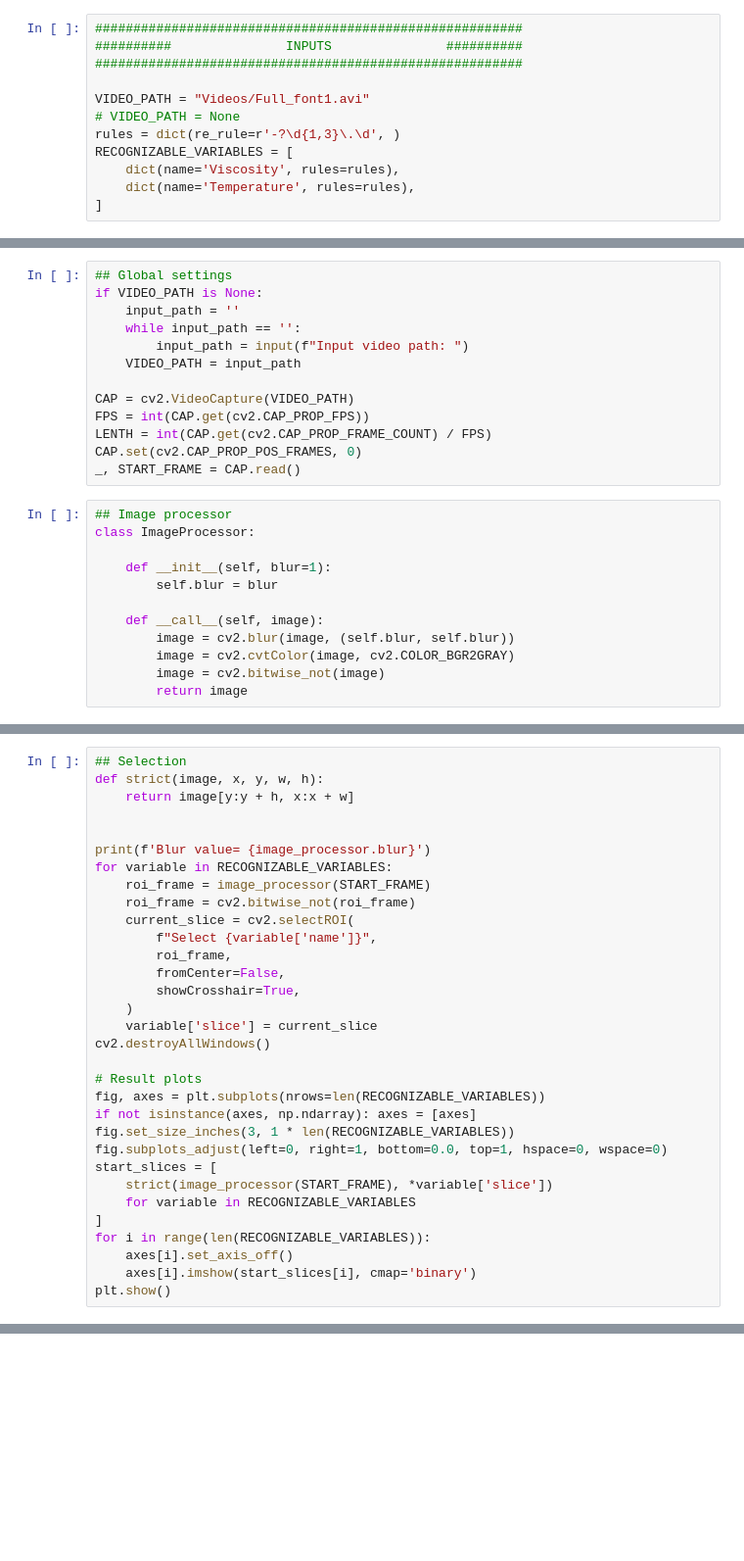
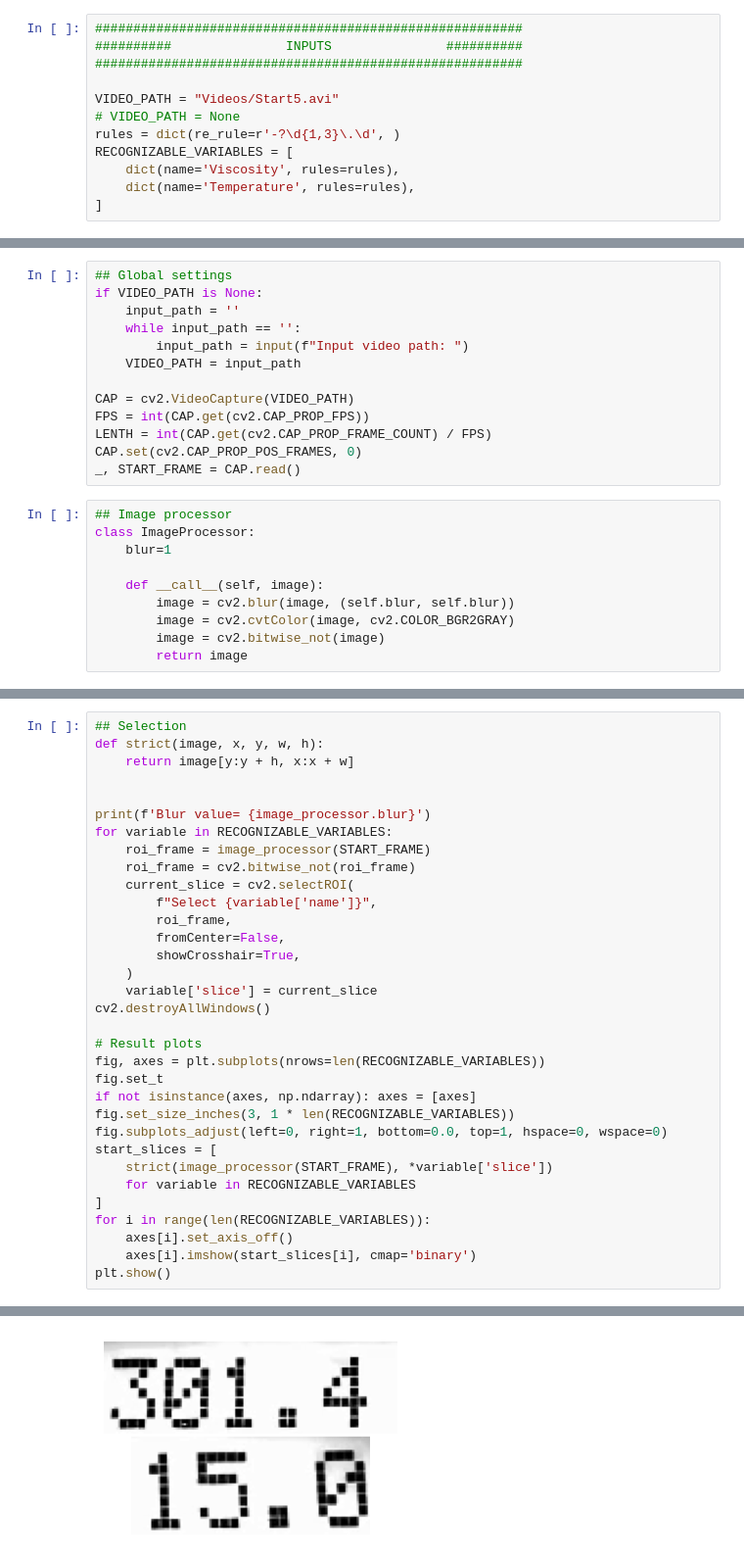
Before and after one commit to EnglishBeach/Diplom-work, a Jupyter notebook: Video_process/Recognizer.ipynb, the cells around one changed output, grey strips where cells are left out. Shown at 98% size. Drawn from its saved outputs; the diff is of its cells as text; blank space fills up the shorter version.

```diff
--- a/Video_process/Recognizer.ipynb
+++ b/Video_process/Recognizer.ipynb
@@ -21,7 +23,7 @@ from matplotlib.widgets import Slider
 ##########               INPUTS               ##########
 ########################################################
 
-VIDEO_PATH = "Videos/Full_font1.avi"
+VIDEO_PATH = "Videos/Start5.avi"
 # VIDEO_PATH = None
 rules = dict(re_rule=r'-?\d{1,3}\.\d', )
 RECOGNIZABLE_VARIABLES = [
@@ -47,9 +46,7 @@ _, START_FRAME = CAP.read()
 # %%
 ## Image processor
 class ImageProcessor:
-
-    def __init__(self, blur=1):
-        self.blur = blur
+    blur=1
 
     def __call__(self, image):
         image = cv2.blur(image, (self.blur, self.blur))
@@ -129,6 +127,7 @@ cv2.destroyAllWindows()
 
 # Result plots
 fig, axes = plt.subplots(nrows=len(RECOGNIZABLE_VARIABLES))
+fig.set_t
 if not isinstance(axes, np.ndarray): axes = [axes]
 fig.set_size_inches(3, 1 * len(RECOGNIZABLE_VARIABLES))
 fig.subplots_adjust(left=0, right=1, bottom=0.0, top=1, hspace=0, wspace=0)
@@ -140,3 +139,4 @@ for i in range(len(RECOGNIZABLE_VARIABLES)):
     axes[i].set_axis_off()
     axes[i].imshow(start_slices[i], cmap='binary')
 plt.show()
+# %% [output]
@@ -143,2 +144,3 @@ plt.show()
+[figure, added]
 # %%
 class ValueChecker:
```
Also changed, not shown: parts of 9 cells of this notebook, 1 other file.
